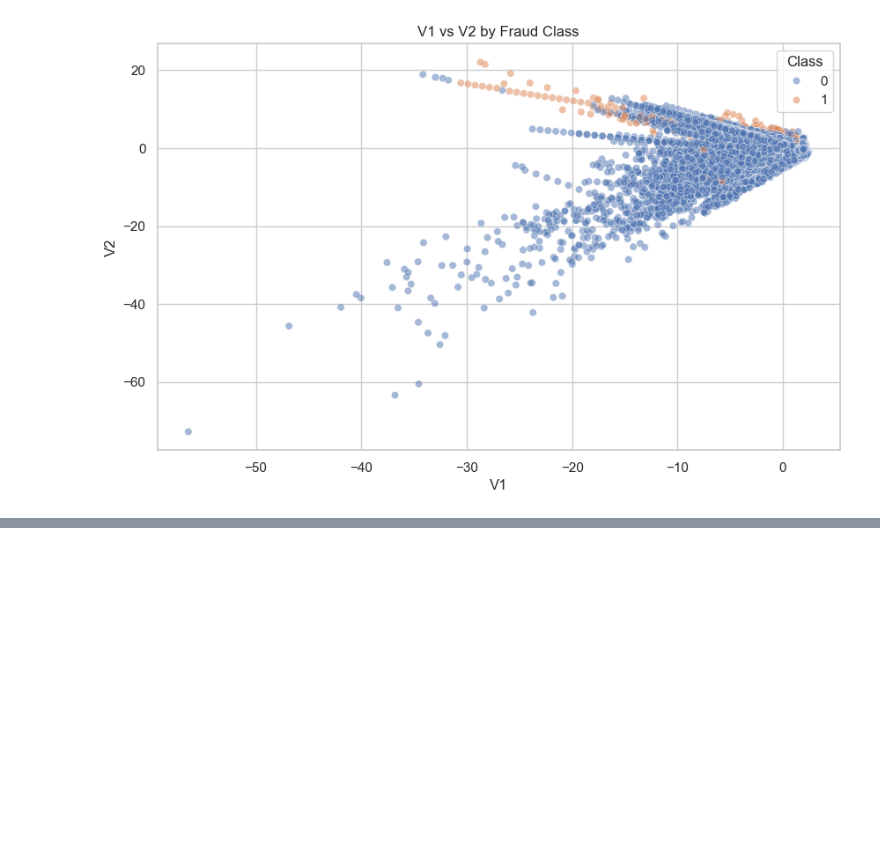
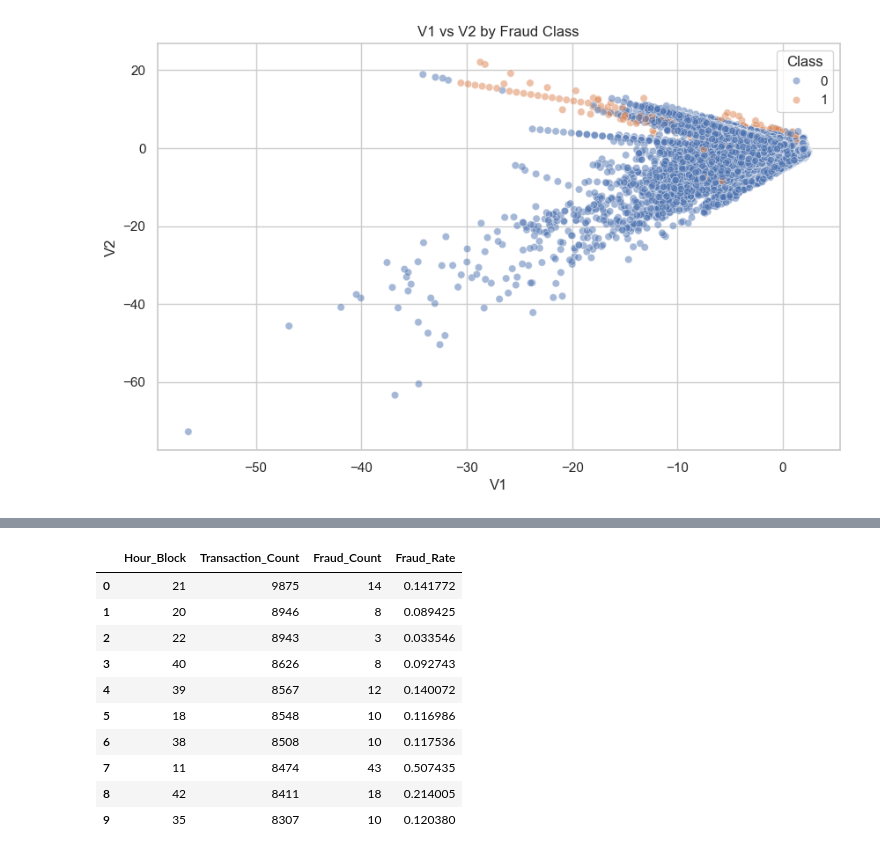
Before and after one commit to Yvonneamg/Credit_Card_Fraud_Detection, a Jupyter notebook: fraud_detection_final.ipynb, the cells around one changed output, grey strips where cells are left out. Saved outputs shown, nothing was run; the diff lists cells and outputs as text; code cells hidden in the pictures; blank space fills up the shorter version.

```diff
--- a/fraud_detection_final.ipynb
+++ b/fraud_detection_final.ipynb
@@ -478,0 +624,36 @@ plt.show()
+# %%
+query_q3 = """
+WITH hourly_activity AS (
+    SELECT
+        CAST(time / 3600 AS INTEGER) AS Hour_Block,
+        COUNT(*) AS Transaction_Count,
+        SUM(Class) AS Fraud_Count,
+        AVG(Class) * 100 AS Fraud_Rate
+    FROM transactions
+    GROUP BY Hour_Block
+)
+
+SELECT
+    Hour_Block,
+    Transaction_Count,
+    Fraud_Count,
+    Fraud_Rate
+FROM hourly_activity
+ORDER BY Transaction_Count DESC;
+"""
+
+q3_result = pd.read_sql_query(query_q3, conn)
+
+q3_result.head(10)
+# %% [output]
+|  | Hour_Block | Transaction_Count | Fraud_Count | Fraud_Rate |
+| 0 | 21 | 9875 | 14 | 0.141772 |
+| 1 | 20 | 8946 | 8 | 0.089425 |
+| 2 | 22 | 8943 | 3 | 0.033546 |
+| 3 | 40 | 8626 | 8 | 0.092743 |
+| 4 | 39 | 8567 | 12 | 0.140072 |
+| 5 | 18 | 8548 | 10 | 0.116986 |
+| 6 | 38 | 8508 | 10 | 0.117536 |
+| 7 | 11 | 8474 | 43 | 0.507435 |
+| 8 | 42 | 8411 | 18 | 0.214005 |
+| 9 | 35 | 8307 | 10 | 0.120380 |
```
Also changed, not shown: parts of 9 cells of this notebook.
